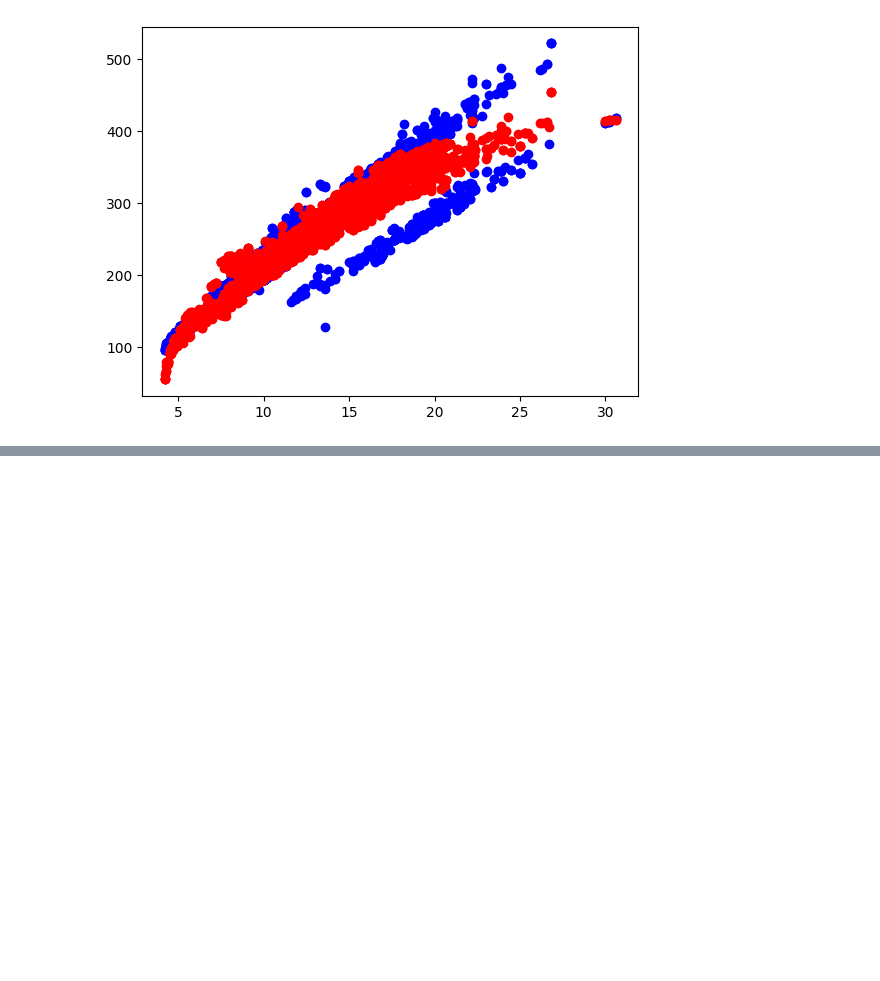
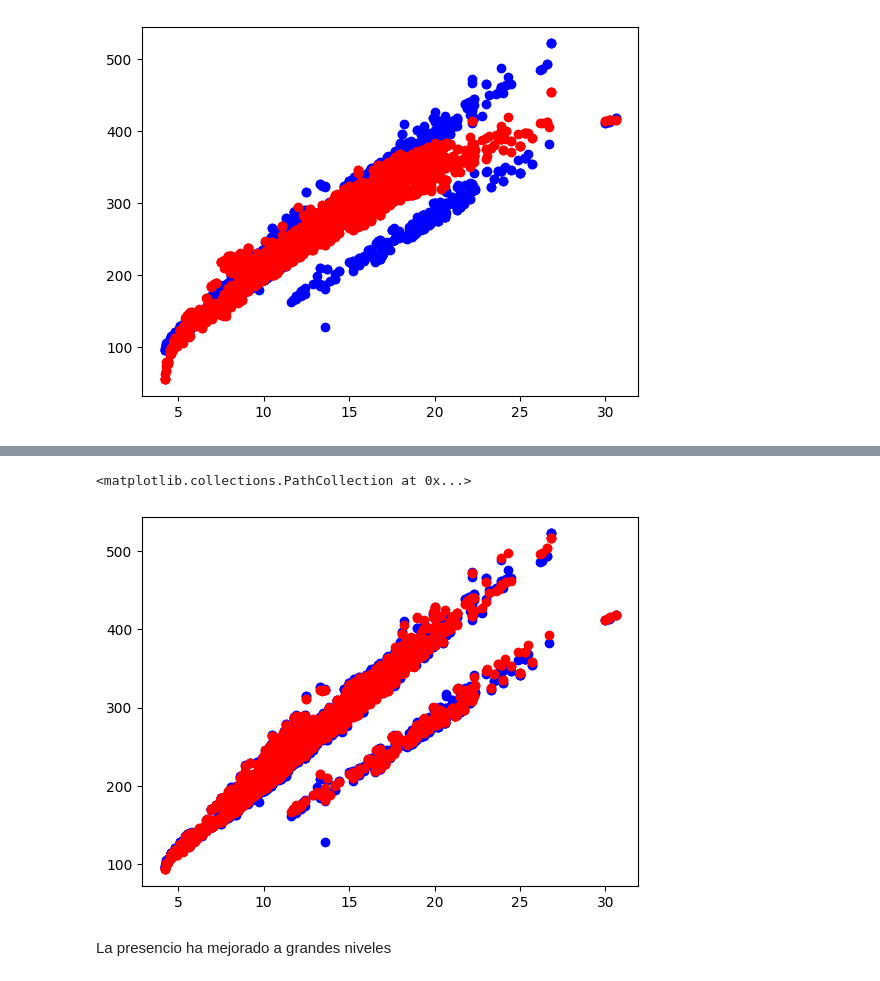
Before and after one commit to gastonbenitez2001/diplomatura_unne, a Jupyter notebook: 06. Regresión - Base Emisiones y EPH.ipynb, the cells around one changed output, grey strips where cells are left out. Drawn from its saved outputs; the diff is of its cells as text; code cells hidden in the pictures; blank space fills up the shorter version.

```diff
--- a/06. Regresión - Base Emisiones y EPH.ipynb
+++ b/06. Regresión - Base Emisiones y EPH.ipynb
@@ -368,0 +394,5 @@ Notes:
+# %%
+base['combus_Z_ciudad'] = base['combus_Z'] * base['consumo_ciudad']
+base['combus_E_ciudad'] = base['combus_E'] * base['consumo_ciudad']
+base['combus_D_ciudad'] = base['combus_D'] * base['consumo_ciudad']
+base
@@ -368,0 +413,8 @@ Notes:
+# %%
+X = base[['tamanio_motor','cilindros','consumo_ciudad','consumo_autopista','consumo_comb_mpg','combus_Z','combus_E','combus_D','combus_Z_ciudad','combus_E_ciudad','combus_D_ciudad']]
+X = sm.add_constant(X)
+
+reg_total = sm.OLS(y,X).fit()
+print(reg_total.summary())
+
+predicciones = reg_total.predict(X)
@@ -368,0 +446,8 @@ Notes:
+# %%
+plt.scatter(base['consumo_ciudad'], base['emisiones_co2'], label='Valores reales', color='blue')
+plt.scatter(base['consumo_ciudad'], predicciones, label='Valores predichos', color='red')
+# %% [output]
+<matplotlib.collections.PathCollection at 0x...>
+[figure, added]
+# %% [markdown]
+La presencio ha mejorado a grandes niveles
```
Also changed, not shown: parts of 17 cells of this notebook, 1 other file.
